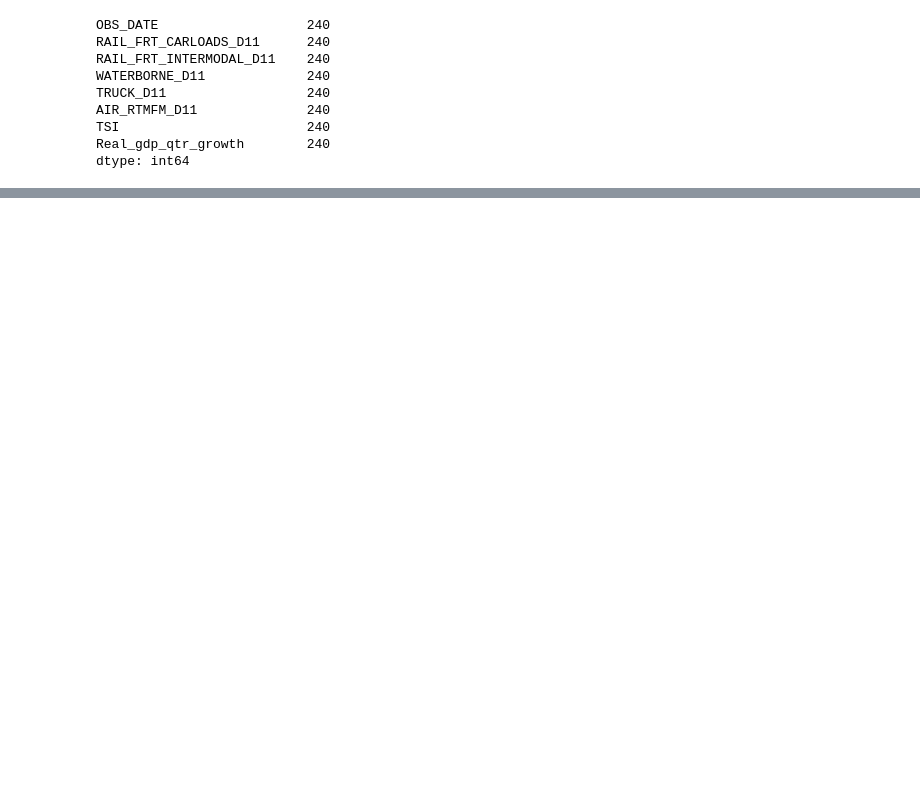
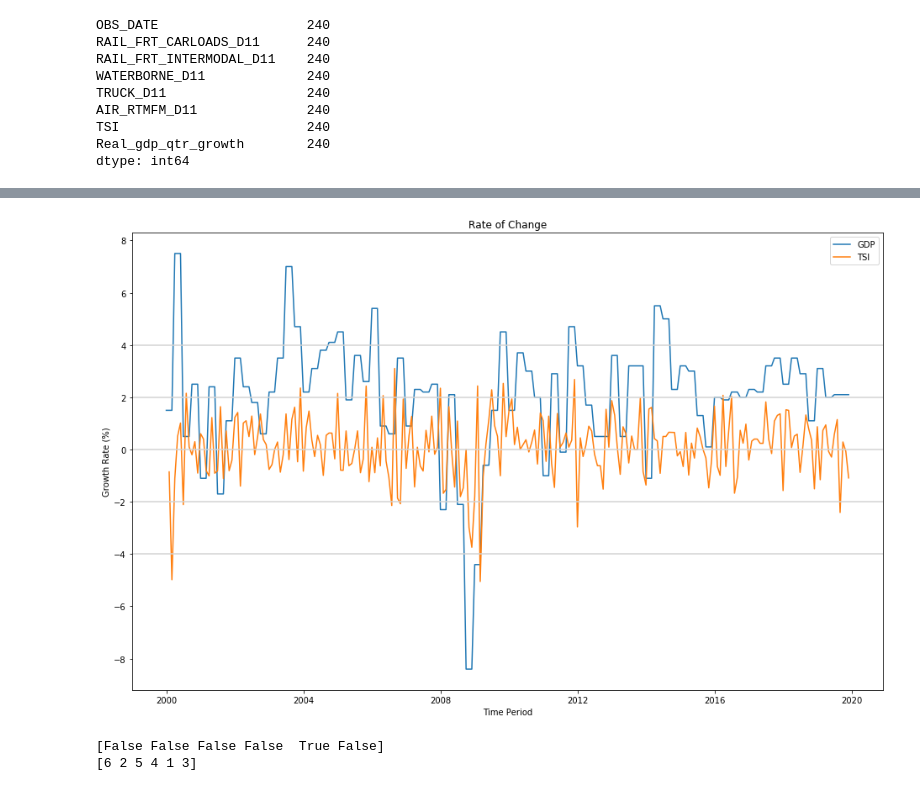
Before and after one commit to schkotty/Data-Science, a Jupyter notebook: GDP-Predictor/GDP-Predictor.ipynb, the cells around one changed output, grey strips where cells are left out. Saved outputs shown, nothing was run; the diff lists cells and outputs as text; code cells hidden in the pictures; blank space fills up the shorter version.

```diff
--- a/GDP-Predictor/GDP-Predictor.ipynb
+++ b/GDP-Predictor/GDP-Predictor.ipynb
@@ -134,5 +152,8 @@ TSI                        240
 Real_gdp_qtr_growth        240
 dtype: int64
 # %%
-#Create a boolean column to indicate if gdp growth was positive or negative.
-merged_data['gdp_is_increasing'] = merged_data.apply(lambda x: True if x['Real_gdp_qtr_growth'] > 0.0 else False, axis=1)
+# Create a boolean column to indicate if gdp growth was positive or negative.
+#merged_data['gdp_is_increasing'] = merged_data.apply(lambda x: True if x['Real_gdp_qtr_growth'] > 0.0 else False, axis=1)
+merged_data['gdp_is_increasing'] = merged_data.apply(lambda x: 1 if x['Real_gdp_qtr_growth'] > 0.0 else 0, axis=1)
+
+merged_data.count()
@@ -198,0 +238,39 @@ merged_data['TSI_PCT'] = merged_data['TSI'].pct_change()
+# %%
+# Plot some of the data.  You can add in different columns from the dataset by uncommenting.
+#plt.plot(merged_data['RAIL_FRT_PCT'], label='Rail Frt')
+plt.plot(merged_data['OBS_DATE'], merged_data['Real_gdp_qtr_growth']*100.0, label='GDP')
+#plt.plot(merged_data['OBS_DATE'], merged_data['RAIL_INTERMOD_PCT'], label='Rail Intermod')
+#plt.plot(merged_data['OBS_DATE'], merged_data['WATERBORNE_PCT'], label='Water')
+#plt.plot(merged_data['OBS_DATE'], merged_data['TRUCK_PCT'], label='Truck')
+#plt.plot(merged_data['OBS_DATE'], merged_data['AIR_RTMFM_PCT'], label='Air and Mail Frt')
+plt.plot(merged_data['OBS_DATE'], merged_data['TSI_PCT']*100.0, label='TSI')
+plt.title('Rate of Change')
+plt.ylabel('Growth Rate (%)')
+plt.xlabel('Time Period')
+plt.legend()
+plt.axhline(-4, 0, 250, c='lightgrey')
+plt.axhline(-2, 0, 250, c='lightgrey')
+plt.axhline(0, 0, 250, c='lightgrey')
+plt.axhline(2, 0, 250, c='lightgrey')
+plt.axhline(4, 0, 250, c='lightgrey')
+fig = plt.gcf()
+fig.set_size_inches(16,10)
+# %% [output]
+[figure, added]
+# %%
+x = merged_data.loc[:, ('RAIL_FRT_PCT', 'RAIL_INTERMOD_PCT', 'WATERBORNE_PCT', 'TRUCK_PCT', 'AIR_RTMFM_PCT', 'TSI_PCT')]
+x = x.drop([0]) #drop first row as it will have NA for pct_change values
+
+y = merged_data.loc[:, ('gdp_is_increasing')]
+y = y.drop(index=0) #drop first row so that it matches the input
+
+# Run Recursive Feature Elmination on all rows of data
+from sklearn.feature_selection import RFE
+rfelogreg = LogisticRegression()  # Run it for LogisticRegression estimator
+selector = RFE(rfelogreg, 1)      # By passing a 1 for n_features_to_select, it will return a rank order for all
+selector = selector.fit(x, y)
+print(selector.support_)   # Returns a booling indicating if the column should be included
+print(selector.ranking_)   # Ranking will indicate the rank of each input column
+# %% [output]
+[False False False False  True False]
+[6 2 5 4 1 3]
```
Also changed, not shown: parts of 69 cells of this notebook.
